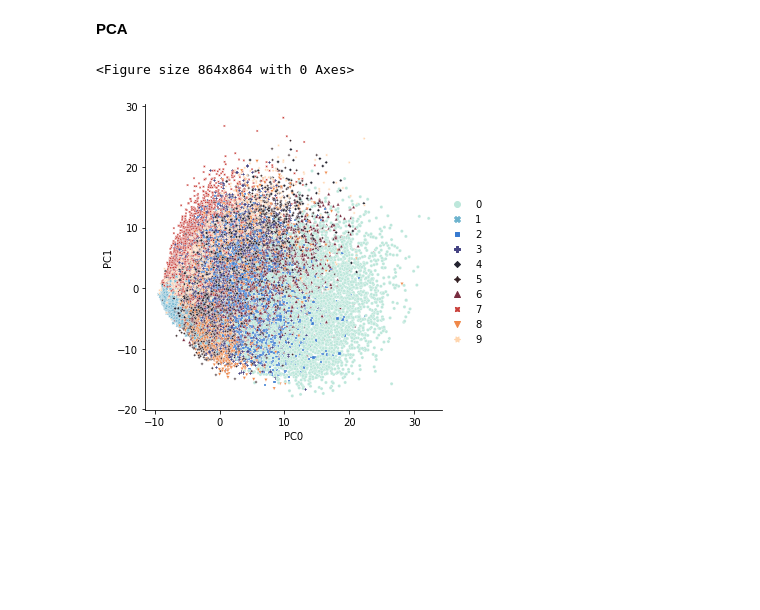
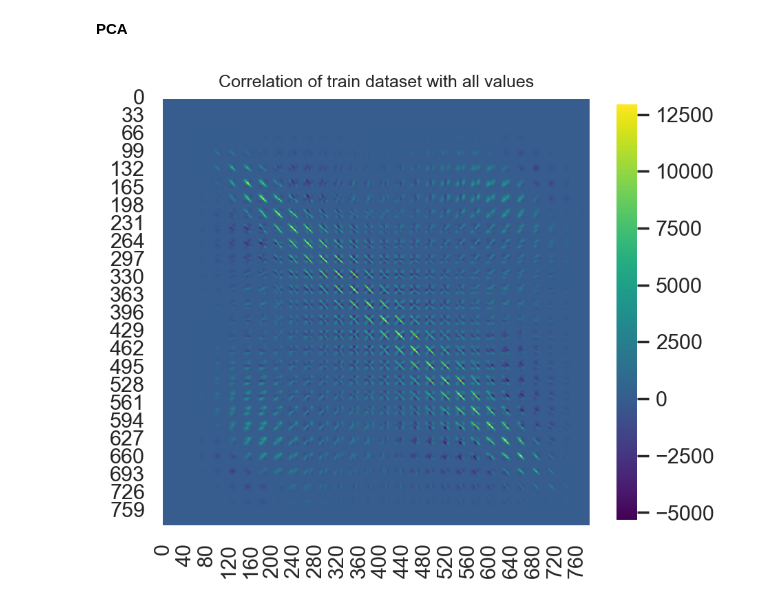
Before and after one commit to datascience-mobi-2022/2022-topic-01-team-02, a Jupyter notebook: code_report_test.ipynb, the cells around one changed output. Saved outputs shown, nothing was run; the diff lists cells and outputs as text; code cells hidden in the pictures; blank space fills up the shorter version.

Commit message:
visualisier dich

```diff
--- a/code_report_test.ipynb
+++ b/code_report_test.ipynb
@@ -35,5 +30,4 @@ PCA_set = pca.set_only(z_array, pca.create_sorted_eigenvec(z_array, num_componen
-# %%
-pca.visualize_2d(PCA_set, labels = train_array[:, 0])
-# %% [output]
-<Figure size 864x864 with 0 Axes>
-[figure, removed]
+# %%
+vis.correlation_heatmap(train_array[:, 1:], 'train dataset with all values')
+# %% [output]
+[figure, added]
```
Also changed, not shown: parts of 10 cells of this notebook, 3 other files.
